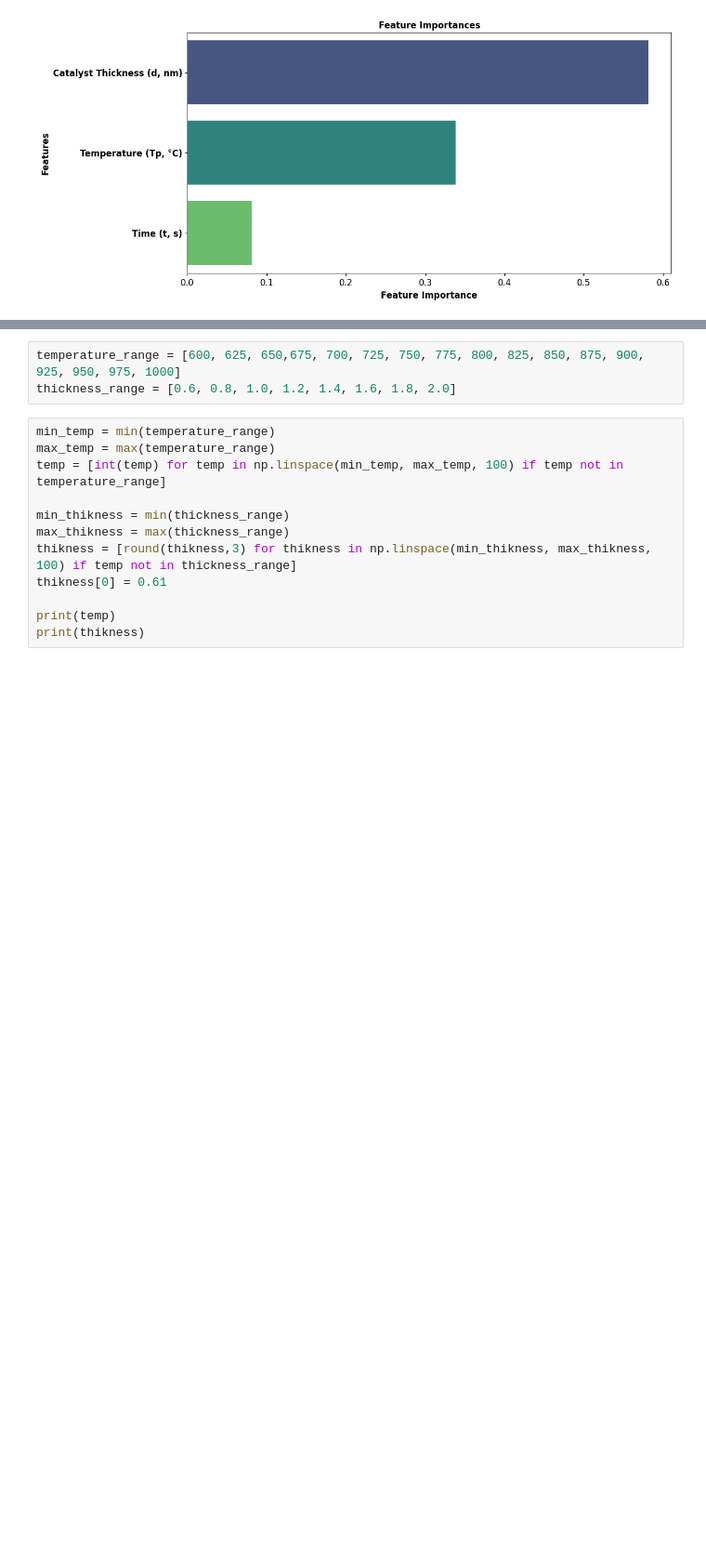
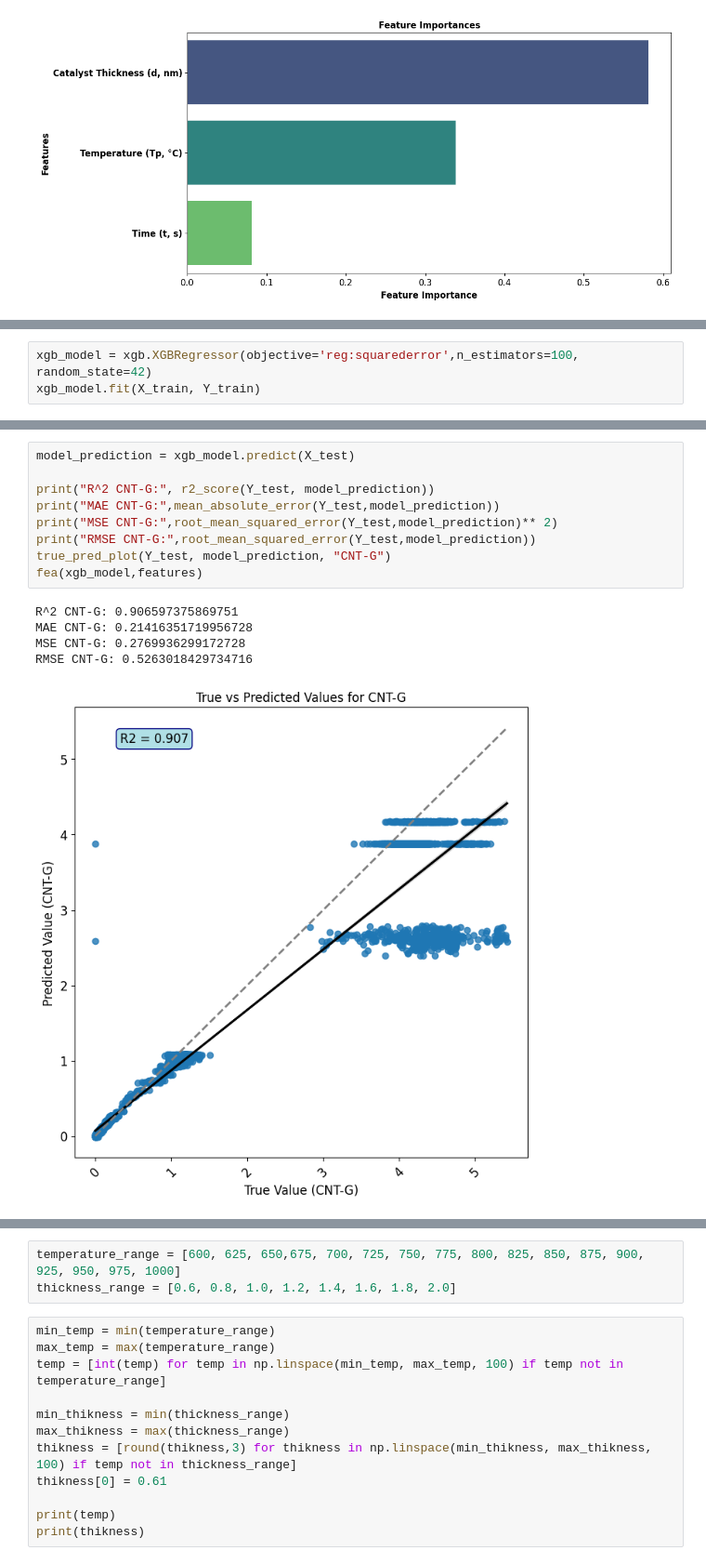
Before and after one commit to vaniseth/ARES-VIDURA, a Jupyter notebook: IL/IL-model.ipynb, the cells around one changed output, grey strips where cells are left out. Shown at 93% size. Cells and saved outputs as stored; diff of their text form; blank space fills up the shorter version.

```diff
--- a/IL/IL-model.ipynb
+++ b/IL/IL-model.ipynb
@@ -99,0 +206,3 @@ RMSE CNT-G: 0.02383348617751766
+# %%
+xgb_model = xgb.XGBRegressor(objective='reg:squarederror',n_estimators=100, random_state=42)
+xgb_model.fit(X_train, Y_train)
@@ -99,0 +221,15 @@ RMSE CNT-G: 0.02383348617751766
+# %%
+model_prediction = xgb_model.predict(X_test)
+
+print("R^2 CNT-G:", r2_score(Y_test, model_prediction))
+print("MAE CNT-G:",mean_absolute_error(Y_test,model_prediction))
+print("MSE CNT-G:",root_mean_squared_error(Y_test,model_prediction)** 2)
+print("RMSE CNT-G:",root_mean_squared_error(Y_test,model_prediction))
+true_pred_plot(Y_test, model_prediction, "CNT-G")
+fea(xgb_model,features)
+# %% [output]
+R^2 CNT-G: 0.906597375869751
+MAE CNT-G: 0.21416351719956728
+MSE CNT-G: 0.2769936299172728
+RMSE CNT-G: 0.5263018429734716
+[figure, added]
```
Also changed, not shown: parts of 14 cells of this notebook.
